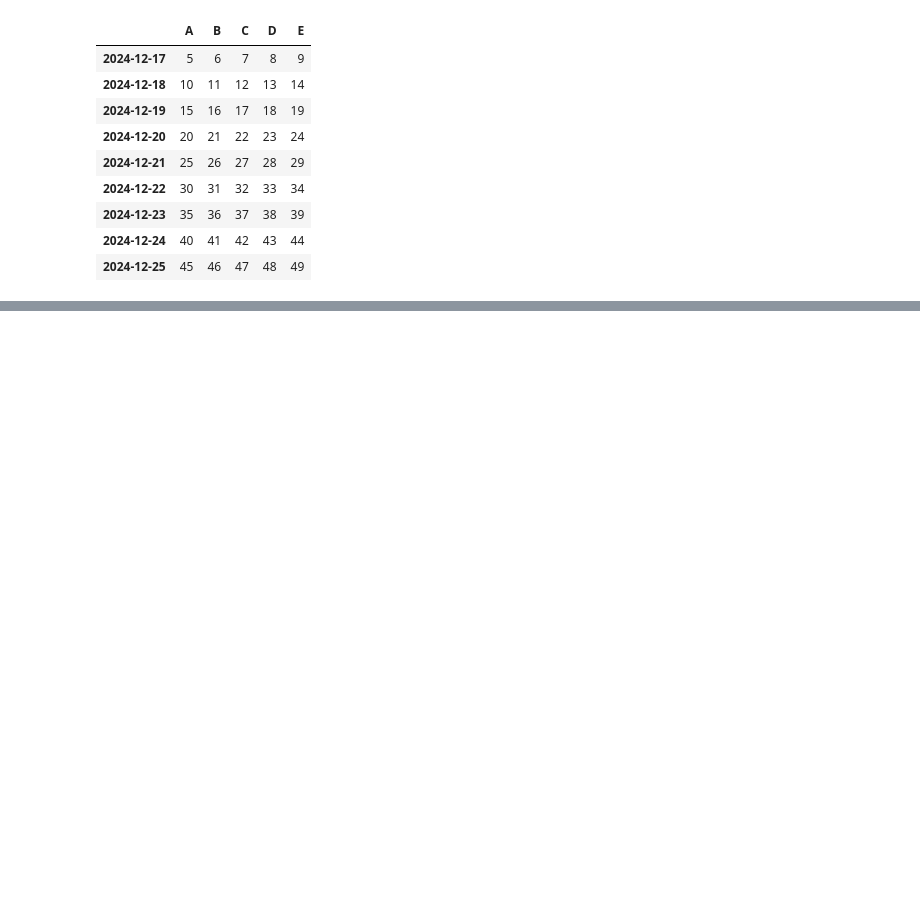
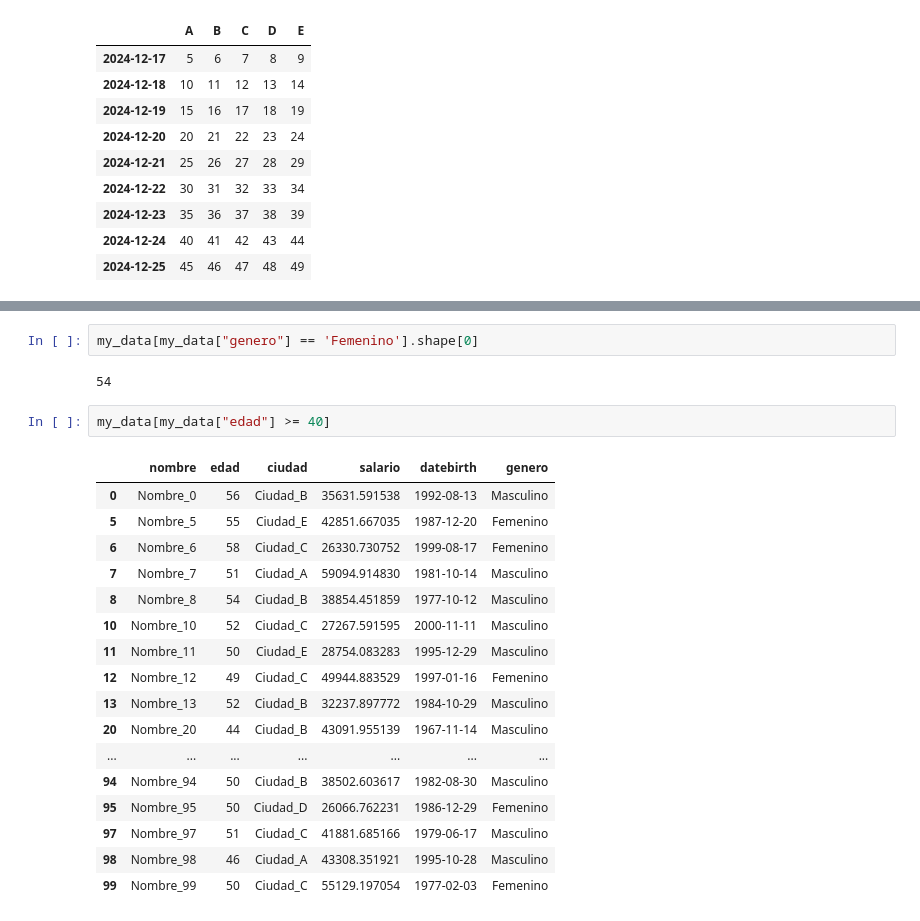
Before and after one commit to irving-math/arquitectura-computadora, a Jupyter notebook: python/notebook_prueba.ipynb, the cells around one changed output, grey strips where cells are left out. Drawn from its saved outputs; the diff is of its cells as text; blank space fills up the shorter version.

```diff
--- a/python/notebook_prueba.ipynb
+++ b/python/notebook_prueba.ipynb
@@ -635,0 +860,24 @@ df['20241220':'20250106']
+# %%
+my_data[my_data["genero"] == 'Femenino'].shape[0]
+# %% [output]
+54
+# %%
+my_data[my_data["edad"] >= 40]
+# %% [output]
+|  | nombre | edad | ciudad | salario | datebirth | genero |
+| 0 | Nombre_0 | 56 | Ciudad_B | 35631.591538 | 1992-08-13 | Masculino |
+| 5 | Nombre_5 | 55 | Ciudad_E | 42851.667035 | 1987-12-20 | Femenino |
+| 6 | Nombre_6 | 58 | Ciudad_C | 26330.730752 | 1999-08-17 | Femenino |
+| 7 | Nombre_7 | 51 | Ciudad_A | 59094.914830 | 1981-10-14 | Masculino |
+| 8 | Nombre_8 | 54 | Ciudad_B | 38854.451859 | 1977-10-12 | Masculino |
+| 10 | Nombre_10 | 52 | Ciudad_C | 27267.591595 | 2000-11-11 | Masculino |
+| 11 | Nombre_11 | 50 | Ciudad_E | 28754.083283 | 1995-12-29 | Masculino |
+| 12 | Nombre_12 | 49 | Ciudad_C | 49944.883529 | 1997-01-16 | Femenino |
+| 13 | Nombre_13 | 52 | Ciudad_B | 32237.897772 | 1984-10-29 | Masculino |
+| 20 | Nombre_20 | 44 | Ciudad_B | 43091.955139 | 1967-11-14 | Masculino |
+| ... | ... | ... | ... | ... | ... | ... |
+| 94 | Nombre_94 | 50 | Ciudad_B | 38502.603617 | 1982-08-30 | Masculino |
+| 95 | Nombre_95 | 50 | Ciudad_D | 26066.762231 | 1986-12-29 | Femenino |
+| 97 | Nombre_97 | 51 | Ciudad_C | 41881.685166 | 1979-06-17 | Masculino |
+| 98 | Nombre_98 | 46 | Ciudad_A | 43308.351921 | 1995-10-28 | Masculino |
+| 99 | Nombre_99 | 50 | Ciudad_C | 55129.197054 | 1977-02-03 | Femenino |
```
Also changed, not shown: parts of 29 cells of this notebook, 1 other file.
